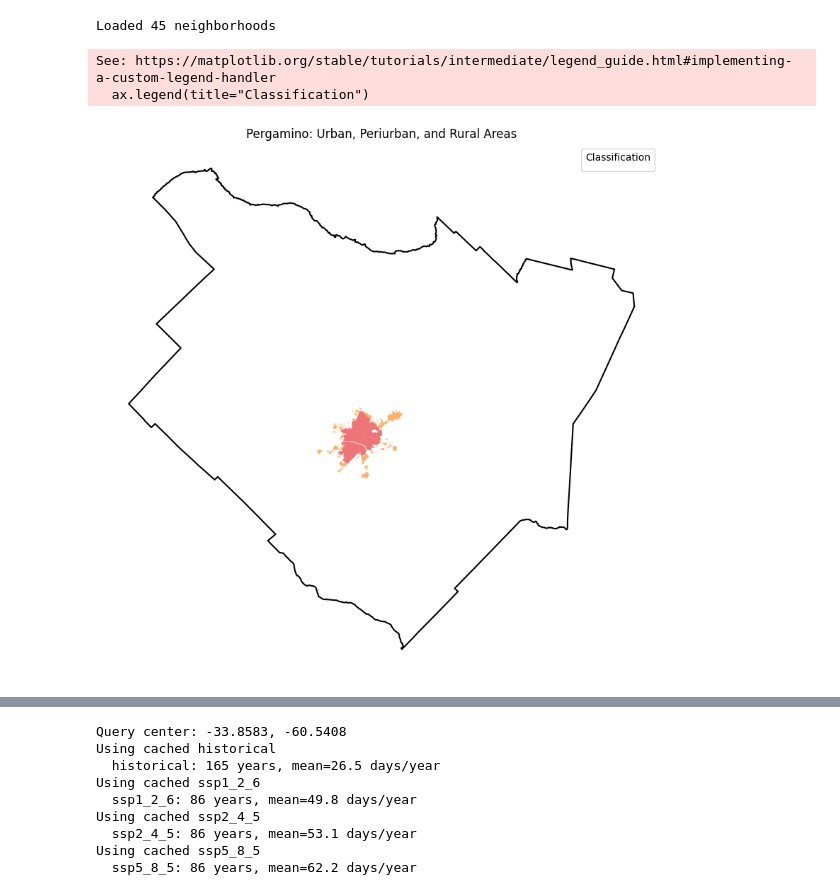
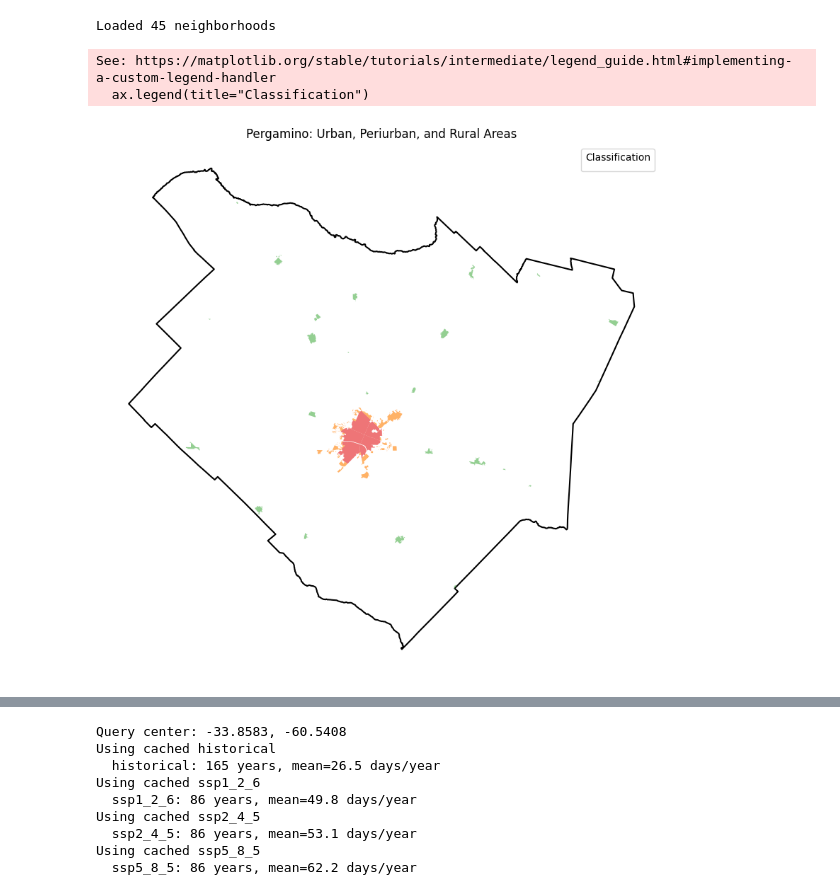
Before and after one commit to nlebovits/datos-escala-humana, a Jupyter notebook: en/cookbooks/pergamino.ipynb, the cells around one changed output, grey strips where cells are left out. Drawn from its saved outputs; the diff is of its cells as text; code cells hidden in the pictures.

```diff
--- a/en/cookbooks/pergamino.ipynb
+++ b/en/cookbooks/pergamino.ipynb
@@ -84,6 +93,7 @@ params = {
     "typename": "publico:aglomerados_urbanos",
     "outputFormat": "application/json",
     "srsname": "EPSG:4326",
+    "bbox": f"{bbox_wgs84[0]},{bbox_wgs84[1]},{bbox_wgs84[2]},{bbox_wgs84[3]},EPSG:4326",
 }
 
 response = requests.get(pergamino_wfs_url, params=params)
@@ -120,25 +130,28 @@ Loaded 45 neighborhoods
 # %%
 # | code-fold: true
 # | code-summary: "Show visualization code"
-
 fig, ax = plt.subplots(figsize=DEFAULT_FIGSIZE)
 
 pergamino.plot(ax=ax, facecolor="white", edgecolor="black", linewidth=1.5)
 
-colors = {"urbana": "#e41a1c", "periurbana": "#ff7f00", "rural": "#4daf4a"}
+colors = {
+    "urbana": "#e41a1c",
+    "periurbana": "#ff7f00",
+    "urbano en ruralidad": "#4daf4a",
+}
 for clase, color in colors.items():
     subset = urban_areas[urban_areas["clasificacion"] == clase]
     if len(subset) > 0:
         subset.plot(ax=ax, facecolor=color, edgecolor="none", alpha=0.6, label=clase)
 
 ax.legend(title="Classification")
 ax.set_title("Pergamino: Urban, Periurban, and Rural Areas")
 ax.axis("off")
 plt.tight_layout()
 plt.show()
 # %% [output]
 See: https://matplotlib.org/stable/tutorials/intermediate/legend_guide.html#implementing-a-custom-legend-handler
   ax.legend(title="Classification")
-[figure, old version]
+[figure, new version]
 # %% [markdown]
 ## Climate Projections: How Hot Will It Get?
```
Also changed, not shown: parts of 69 cells of this notebook, 2 other files.
